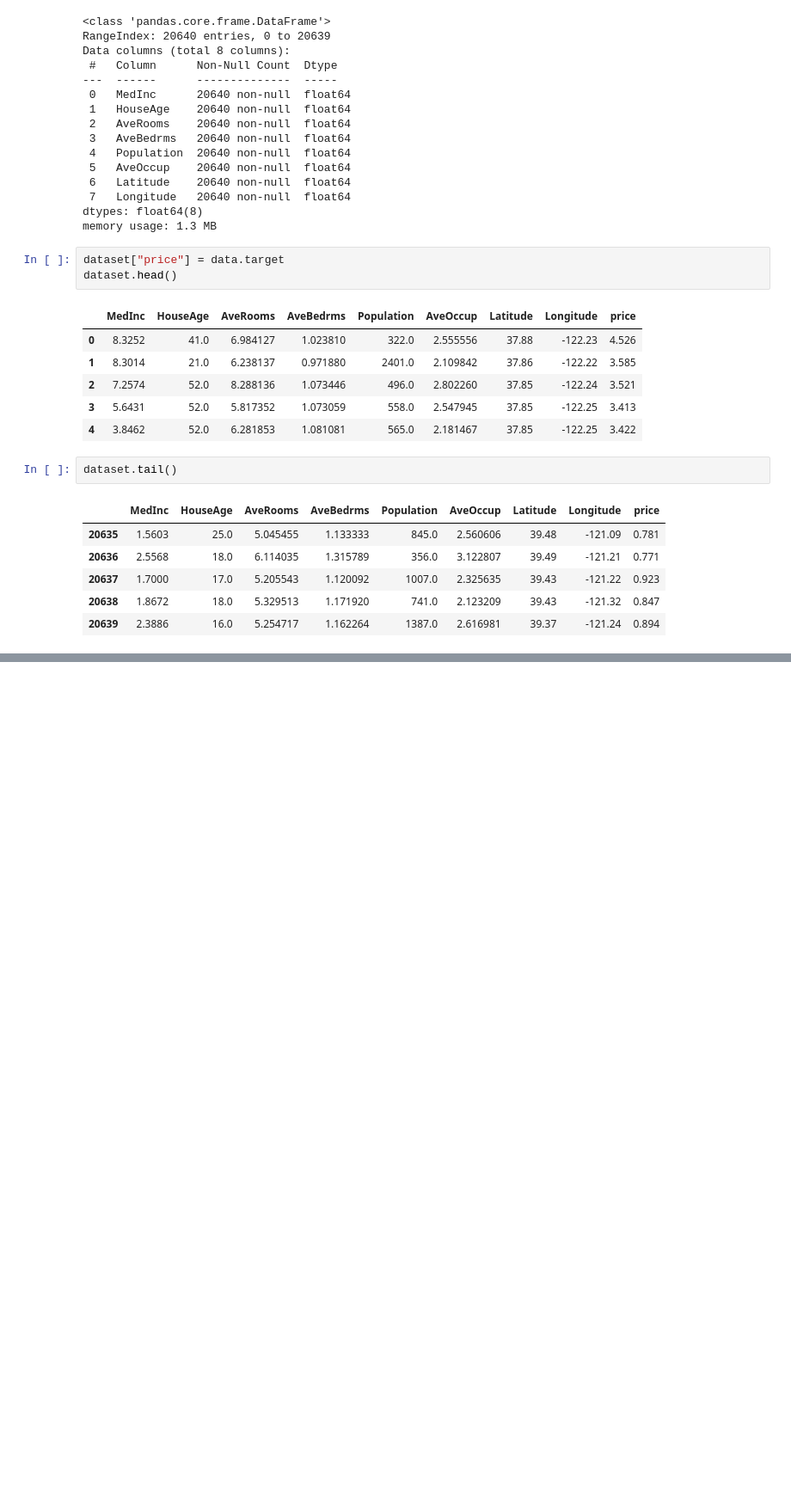
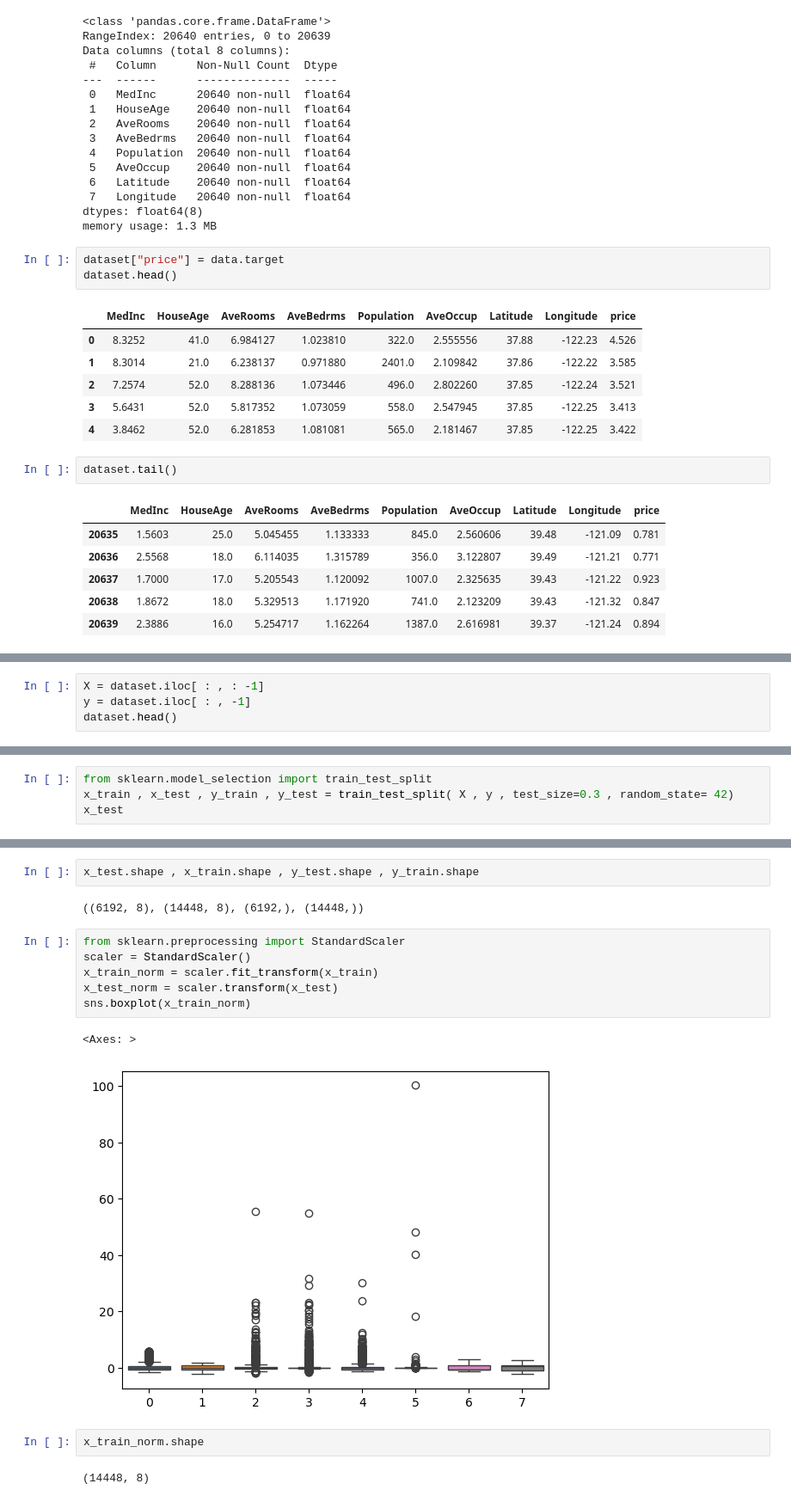
Before and after one commit to Anubhavpq/GFG_Data_Analysis, a Jupyter notebook: GEEKAnalysis/PROJECTS/House_prediction.ipynb/house_prediction.ipynb, the cells around one changed output, grey strips where cells are left out. Shown at 86% size. Cells and saved outputs as stored; diff of their text form; blank space fills up the shorter version.

```diff
--- a/GEEKAnalysis/PROJECTS/House_prediction.ipynb/house_prediction.ipynb
+++ b/GEEKAnalysis/PROJECTS/House_prediction.ipynb/house_prediction.ipynb
@@ -105,0 +134,4 @@ dataset.describe()
+# %%
+X = dataset.iloc[ : , : -1]
+y = dataset.iloc[ : , -1]
+dataset.head()
@@ -105,0 +145,4 @@ dataset.describe()
+# %%
+from sklearn.model_selection import train_test_split
+x_train , x_test , y_train , y_test = train_test_split( X , y , test_size=0.3 , random_state= 42)
+x_test
@@ -105,0 +163,17 @@ dataset.describe()
+# %%
+x_test.shape , x_train.shape , y_test.shape , y_train.shape
+# %% [output]
+((6192, 8), (14448, 8), (6192,), (14448,))
+# %%
+from sklearn.preprocessing import StandardScaler
+scaler = StandardScaler()
+x_train_norm = scaler.fit_transform(x_train)
+x_test_norm = scaler.transform(x_test)
+sns.boxplot(x_train_norm)
+# %% [output]
+<Axes: >
+[figure, added]
+# %%
+x_train_norm.shape
+# %% [output]
+(14448, 8)
```
Also changed, not shown: parts of 11 cells of this notebook, 4 other files.
